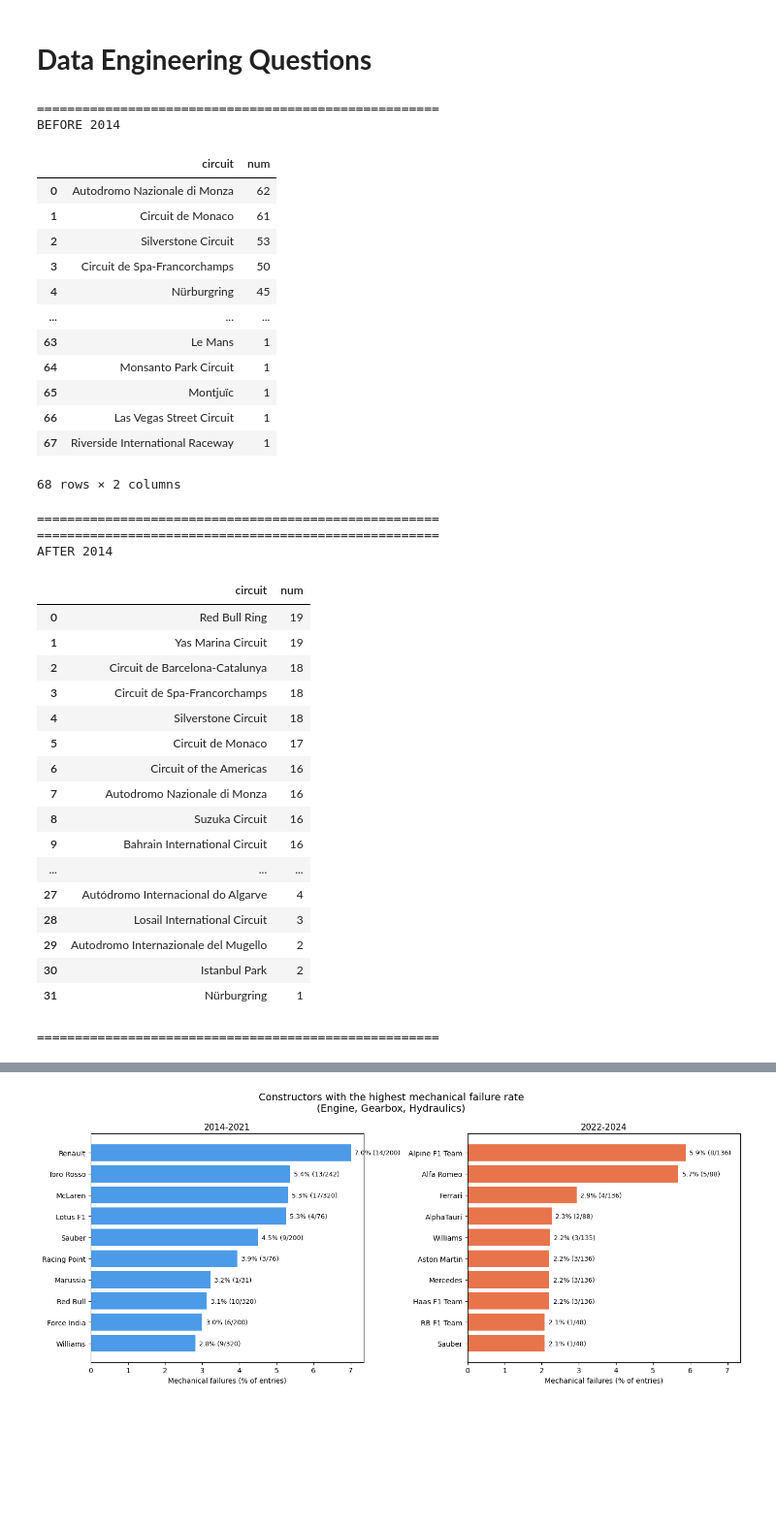
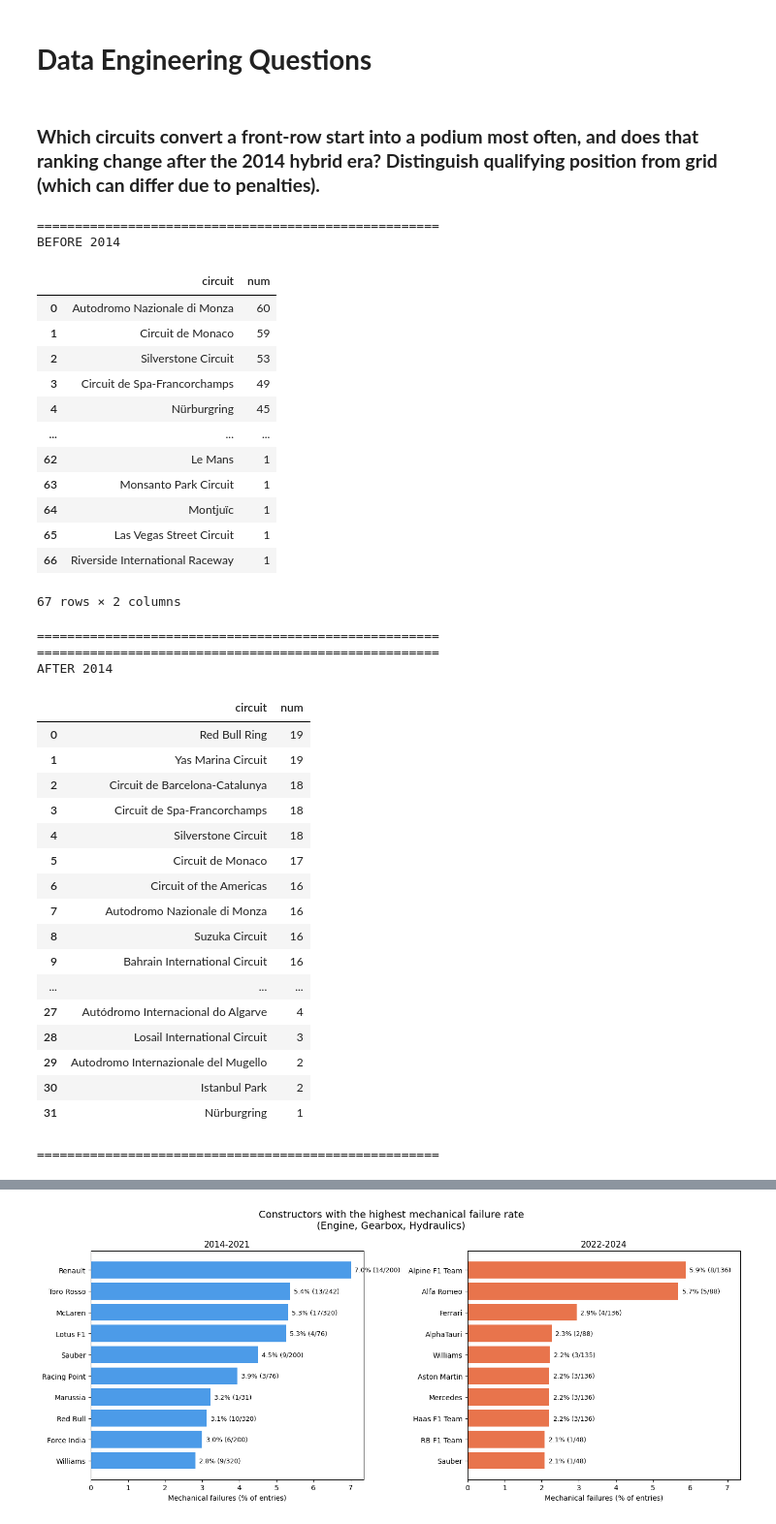
Before and after one commit to EchoKnights/CSEN903-Project, a Jupyter notebook: acl-milestone.ipynb, the cells around one changed output, grey strips where cells are left out. Shown at 97% size. Saved outputs shown, nothing was run; the diff lists cells and outputs as text; code cells hidden in the pictures; blank space fills up the shorter version.

```diff
--- a/acl-milestone.ipynb
+++ b/acl-milestone.ipynb
@@ -659,0 +727,6 @@ sprint_results.statusId -> status: 0 values not found
+# %%
+cleaned_tables['results'] = temporary_results.drop(
+    filtered_duplicates.index
+)
+
+cleaned_tables['results']
@@ -659,0 +749,13 @@ sprint_results.statusId -> status: 0 values not found
+# %%
+# all duplicates
+temporary_results = cleaned_tables['results']
+duplicates = (
+    temporary_results[
+        temporary_results.duplicated(
+            ['raceId', 'number'],
+            keep=False
+        )
+    ]
+    .sort_values(['raceId', 'number', 'positionOrder'])
+)
+duplicates
@@ -659,0 +776,14 @@ sprint_results.statusId -> status: 0 values not found
+# %%
+# we chose to keep best position order as it is the entry most likely to finish the race
+sorted_results = temporary_results.sort_values(
+    ['raceId', 'number', 'positionOrder']
+)
+
+filtered_duplicates = sorted_results[
+    sorted_results.duplicated(
+        ['raceId', 'number'],
+        keep='first'
+    )
+]
+
+filtered_duplicates
@@ -659,0 +804,6 @@ sprint_results.statusId -> status: 0 values not found
+# %%
+cleaned_tables['results'] = temporary_results.drop(
+    filtered_duplicates.index
+)
+
+cleaned_tables['results']
@@ -922,16 +998,18 @@ modeling_data
 # %% [markdown]
 # **Data Engineering Questions**
+# %% [markdown]
+### **Which circuits convert a front-row start into a podium most often, and does that ranking change after the 2014 hybrid era? Distinguish qualifying position from grid (which can differ due to penalties).**
 # %%
 mask = (cleaned_tables['results']['grid'] <= 2) & (cleaned_tables['results']['position'] <= 3)
 
 merged_before_2014 = (
-    results[mask]
-    .merge(cleaned_tables['races'][cleaned_tables['races']['year'] <= 2014][['raceId', 'circuitId']], on='raceId')
+    cleaned_tables['results'][mask]
+    .merge(cleaned_tables['races'][cleaned_tables['races']['year'] < 2014][['raceId', 'circuitId']], on='raceId')
     .merge(cleaned_tables['circuits'][['circuitId', 'name']], on='circuitId')
 )
 
 merged_after_2014 = (
-    results[mask]
+    cleaned_tables['results'][mask]
     .merge(cleaned_tables['races'][cleaned_tables['races']['year'] >= 2014][['raceId', 'circuitId']], on='raceId')
     .merge(cleaned_tables['circuits'][['circuitId', 'name']], on='circuitId')
 )
@@ -941,45 +1019,45 @@ df_before_2014 = (
     .size()
     .sort_values(ascending=False)
     .rename('num')
     .reset_index()
     .rename(columns={'name': 'circuit'})
 )
 
 
 
 df_after_2014 = (
     merged_after_2014.groupby('name')
     .size()
     .sort_values(ascending=False)
     .rename('num')
     .reset_index()
     .rename(columns={'name': 'circuit'})
 )
 
 print(f"=====================================================")
 print(f"BEFORE 2014")
 display(df_before_2014)
 print(f"=====================================================")
 print(f"=====================================================")
 print(f"AFTER 2014")
 display(df_after_2014)
 print(f"=====================================================")
 # %% [output]
 =====================================================
 BEFORE 2014
 |  | circuit | num |
-| 0 | Autodromo Nazionale di Monza | 62 |
-| 1 | Circuit de Monaco | 61 |
+| 0 | Autodromo Nazionale di Monza | 60 |
+| 1 | Circuit de Monaco | 59 |
 | 2 | Silverstone Circuit | 53 |
-| 3 | Circuit de Spa-Francorchamps | 50 |
+| 3 | Circuit de Spa-Francorchamps | 49 |
 | 4 | Nürburgring | 45 |
 | ... | ... | ... |
-| 63 | Le Mans | 1 |
-| 64 | Monsanto Park Circuit | 1 |
-| 65 | Montjuïc | 1 |
-| 66 | Las Vegas Street Circuit | 1 |
-| 67 | Riverside International Raceway | 1 |
+| 62 | Le Mans | 1 |
+| 63 | Monsanto Park Circuit | 1 |
+| 64 | Montjuïc | 1 |
+| 65 | Las Vegas Street Circuit | 1 |
+| 66 | Riverside International Raceway | 1 |
-68 rows × 2 columns
+67 rows × 2 columns
 =====================================================
 =====================================================
 AFTER 2014
```
Also changed, not shown: parts of 32 cells of this notebook.
